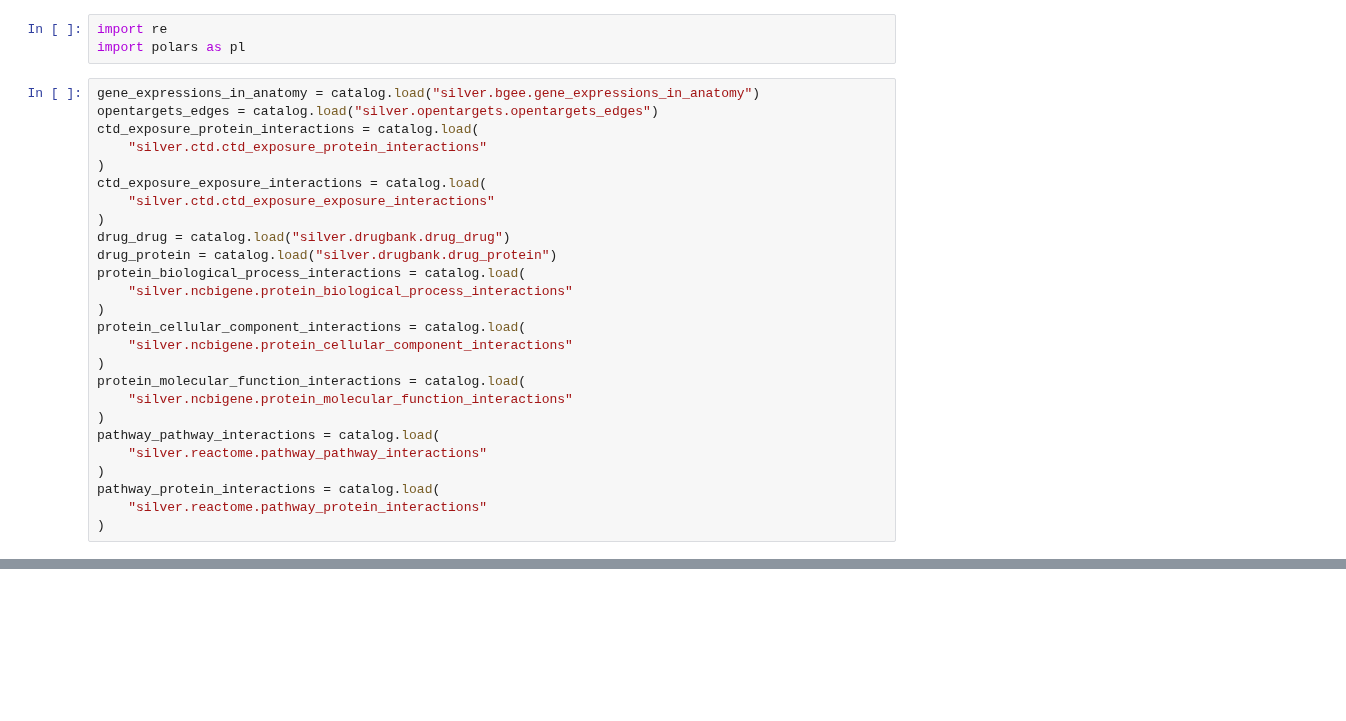
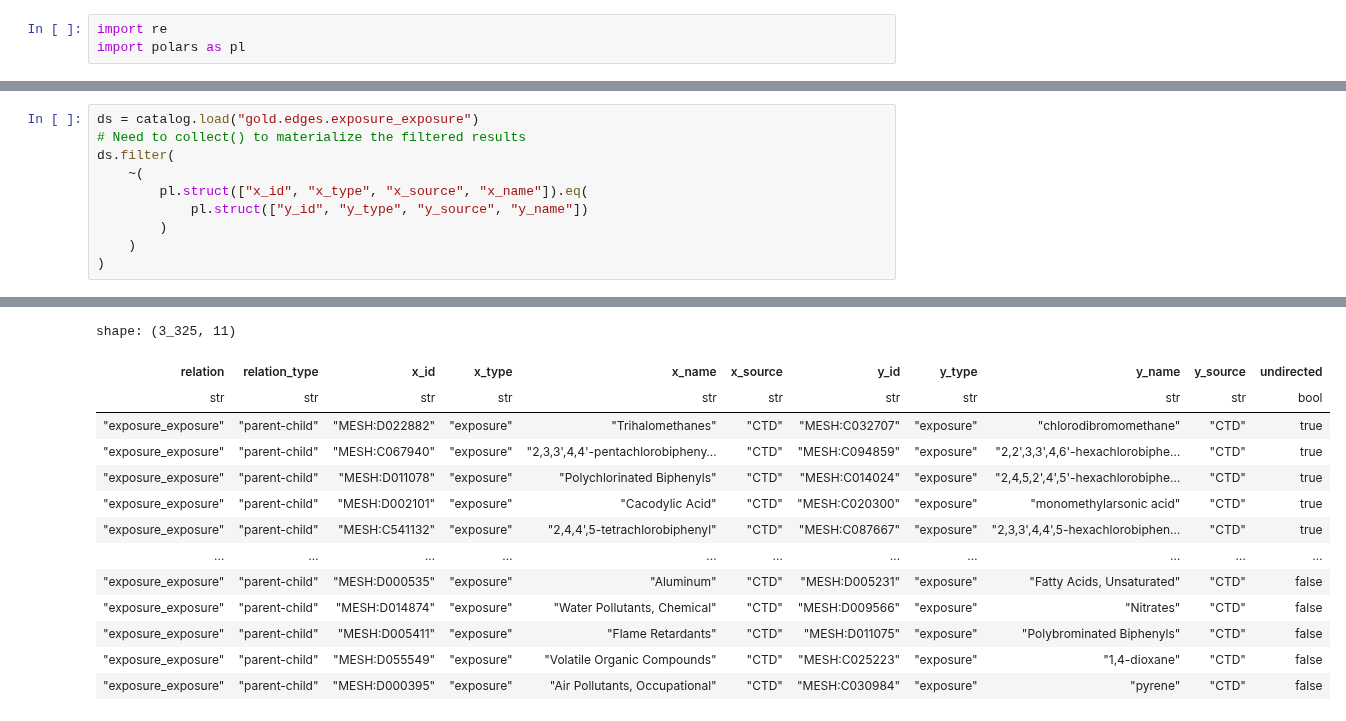
Before and after one commit to mims-harvard/OptimusKG, a Jupyter notebook: notebooks/opentargets.ipynb, the cells around one changed output, grey strips where cells are left out. Saved outputs shown, nothing was run; the diff lists cells and outputs as text; blank space fills up the shorter version.

```diff
--- a/notebooks/opentargets.ipynb
+++ b/notebooks/opentargets.ipynb
@@ -1,29 +1,3 @@
 # %%
 import re
 import polars as pl
-# %%
-gene_expressions_in_anatomy = catalog.load("silver.bgee.gene_expressions_in_anatomy")
-opentargets_edges = catalog.load("silver.opentargets.opentargets_edges")
-ctd_exposure_protein_interactions = catalog.load(
-    "silver.ctd.ctd_exposure_protein_interactions"
-)
-ctd_exposure_exposure_interactions = catalog.load(
-    "silver.ctd.ctd_exposure_exposure_interactions"
-)
-drug_drug = catalog.load("silver.drugbank.drug_drug")
-drug_protein = catalog.load("silver.drugbank.drug_protein")
-protein_biological_process_interactions = catalog.load(
-    "silver.ncbigene.protein_biological_process_interactions"
-)
-protein_cellular_component_interactions = catalog.load(
-    "silver.ncbigene.protein_cellular_component_interactions"
-)
-protein_molecular_function_interactions = catalog.load(
-    "silver.ncbigene.protein_molecular_function_interactions"
-)
-pathway_pathway_interactions = catalog.load(
-    "silver.reactome.pathway_pathway_interactions"
-)
-pathway_protein_interactions = catalog.load(
-    "silver.reactome.pathway_protein_interactions"
-)
@@ -187,0 +29,11 @@ shape: (2_505, 10)
+# %%
+ds = catalog.load("gold.edges.exposure_exposure")
+# Need to collect() to materialize the filtered results
+ds.filter(
+    ~(
+        pl.struct(["x_id", "x_type", "x_source", "x_name"]).eq(
+            pl.struct(["y_id", "y_type", "y_source", "y_name"])
+        )
+    )
+)
+# %% [output]
@@ -187,0 +43,14 @@ shape: (2_505, 10)
+shape: (3_325, 11)
+| relation | relation_type | x_id | x_type | x_name | x_source | y_id | y_type | y_name | y_source | undirected |
+| str | str | str | str | str | str | str | str | str | str | bool |
+| "exposure_exposure" | "parent-child" | "MESH:D022882" | "exposure" | "Trihalomethanes" | "CTD" | "MESH:C032707" | "exposure" | "chlorodibromomethane" | "CTD" | true |
+| "exposure_exposure" | "parent-child" | "MESH:C067940" | "exposure" | "2,3,3',4,4'-pentachlorobipheny… | "CTD" | "MESH:C094859" | "exposure" | "2,2',3,3',4,6'-hexachlorobiphe… | "CTD" | true |
+| "exposure_exposure" | "parent-child" | "MESH:D011078" | "exposure" | "Polychlorinated Biphenyls" | "CTD" | "MESH:C014024" | "exposure" | "2,4,5,2',4',5'-hexachlorobiphe… | "CTD" | true |
+| "exposure_exposure" | "parent-child" | "MESH:D002101" | "exposure" | "Cacodylic Acid" | "CTD" | "MESH:C020300" | "exposure" | "monomethylarsonic acid" | "CTD" | true |
+| "exposure_exposure" | "parent-child" | "MESH:C541132" | "exposure" | "2,4,4',5-tetrachlorobiphenyl" | "CTD" | "MESH:C087667" | "exposure" | "2,3,3',4,4',5-hexachlorobiphen… | "CTD" | true |
+| … | … | … | … | … | … | … | … | … | … | … |
+| "exposure_exposure" | "parent-child" | "MESH:D000535" | "exposure" | "Aluminum" | "CTD" | "MESH:D005231" | "exposure" | "Fatty Acids, Unsaturated" | "CTD" | false |
+| "exposure_exposure" | "parent-child" | "MESH:D014874" | "exposure" | "Water Pollutants, Chemical" | "CTD" | "MESH:D009566" | "exposure" | "Nitrates" | "CTD" | false |
+| "exposure_exposure" | "parent-child" | "MESH:D005411" | "exposure" | "Flame Retardants" | "CTD" | "MESH:D011075" | "exposure" | "Polybrominated Biphenyls" | "CTD" | false |
+| "exposure_exposure" | "parent-child" | "MESH:D055549" | "exposure" | "Volatile Organic Compounds" | "CTD" | "MESH:C025223" | "exposure" | "1,4-dioxane" | "CTD" | false |
+| "exposure_exposure" | "parent-child" | "MESH:D000395" | "exposure" | "Air Pollutants, Occupational" | "CTD" | "MESH:C030984" | "exposure" | "pyrene" | "CTD" | false |
```
Also changed, not shown: parts of 8 cells of this notebook, 56 other files.
